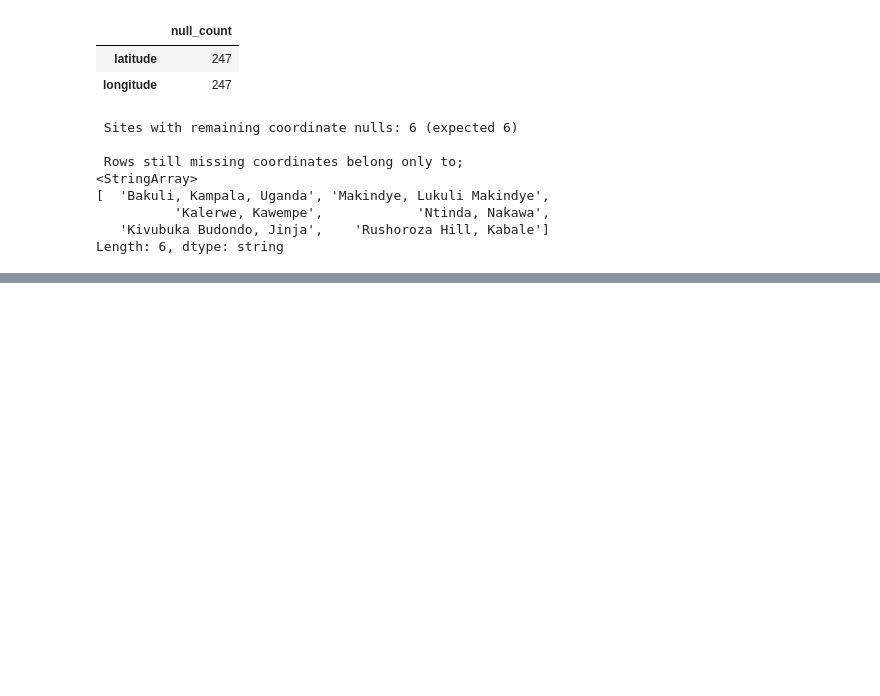
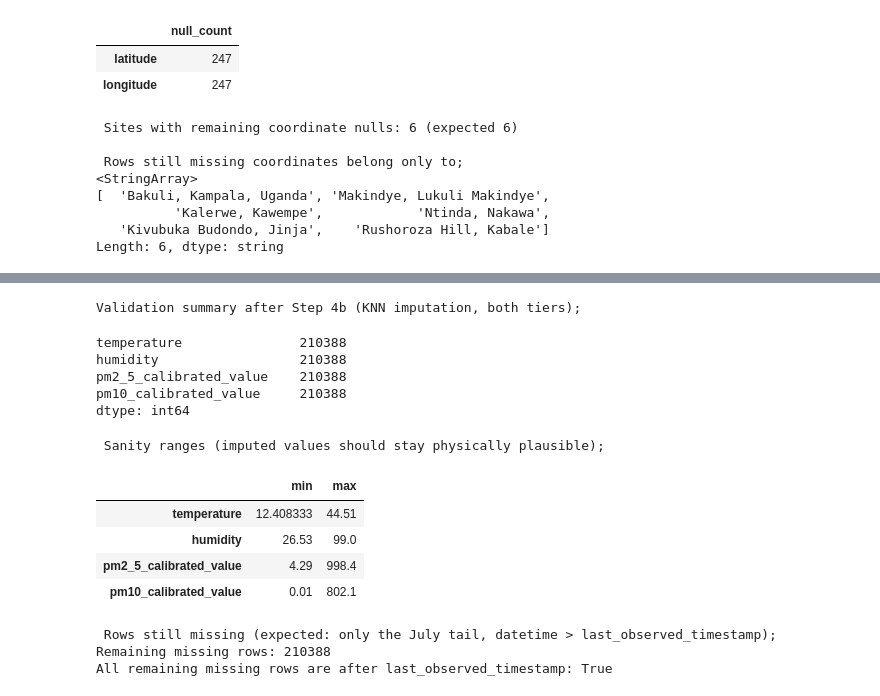
Before and after one commit to coleRodneyMigisha/airqo_cole_charis_assgnmnt, a Jupyter notebook: train.ipynb, the cells around one changed output, grey strips where cells are left out. Cells and saved outputs as stored; diff of their text form; code cells hidden in the pictures; blank space fills up the shorter version.

```diff
--- a/train.ipynb
+++ b/train.ipynb
@@ -581,0 +773,30 @@ dtype: int64
+# %%
+import numpy as np
+
+def cyclical_time_features(datetime_series):
+    hour = datetime_series.dt.hour
+    dow = datetime_series.dt.dayofweek
+    month = datetime_series.dt.month
+    return pd.DataFrame({
+        'hour_sin': np.sin(2 * np.pi * hour / 24),
+        'hour_cos': np.cos(2 * np.pi * hour / 24),
+        'dow_sin': np.sin(2 * np.pi * dow / 7),
+        'dow_cos': np.cos(2 * np.pi * dow / 7),
+        'month_sin': np.sin(2 * np.pi * month / 12),
+        'month_cos': np.cos(2 * np.pi * month / 12),
+    }, index=datetime_series.index)
+
+
+# Sensors with zero valid readings ever for a given column can't be helped by
+# Tier 1 (their own history has nothing to borrow from) - identify them.
+valid_counts_per_device = (
+    resampled_data.groupby('device_name')[time_varying_columns]
+    .apply(lambda g: g.notna().sum())
+)
+zero_history_devices = {
+    column: valid_counts_per_device.index[valid_counts_per_device[column] == 0].tolist()
+    for column in time_varying_columns
+}
+print("Sensors with zero valid readings ever, per column (need Tier 2 fallback); ")
+for column, devices in zero_history_devices.items():
+    print(f"{column}: {len(devices)} sensors")
@@ -581,0 +906,28 @@ dtype: int64
+# %%
+print("Validation summary after Step 4b (KNN imputation, both tiers); ")
+display(resampled_data[time_varying_columns].isna().sum())
+
+print("\n Sanity ranges (imputed values should stay physically plausible); ")
+display(resampled_data[time_varying_columns].describe().T[['min', 'max']])
+
+print("\n Rows still missing (expected: only the July tail, datetime > last_observed_timestamp); ")
+still_missing = resampled_data[resampled_data[time_varying_columns].isna().any(axis=1)]
+print(f"Remaining missing rows: {len(still_missing)}")
+print(f"All remaining missing rows are after last_observed_timestamp: "
+      f"{(still_missing['datetime'] > last_observed_timestamp).all() if len(still_missing) else 'n/a (none missing)'}")
+# %% [output]
+Validation summary after Step 4b (KNN imputation, both tiers);
+temperature               210388
+humidity                  210388
+pm2_5_calibrated_value    210388
+pm10_calibrated_value     210388
+dtype: int64
+ Sanity ranges (imputed values should stay physically plausible);
+|  | min | max |
+| temperature | 12.408333 | 44.51 |
+| humidity | 26.53 | 99.0 |
+| pm2_5_calibrated_value | 4.29 | 998.4 |
+| pm10_calibrated_value | 0.01 | 802.1 |
+ Rows still missing (expected: only the July tail, datetime > last_observed_timestamp);
+Remaining missing rows: 210388
+All remaining missing rows are after last_observed_timestamp: True
```
Also changed, not shown: parts of 15 cells of this notebook, 1 other file.
